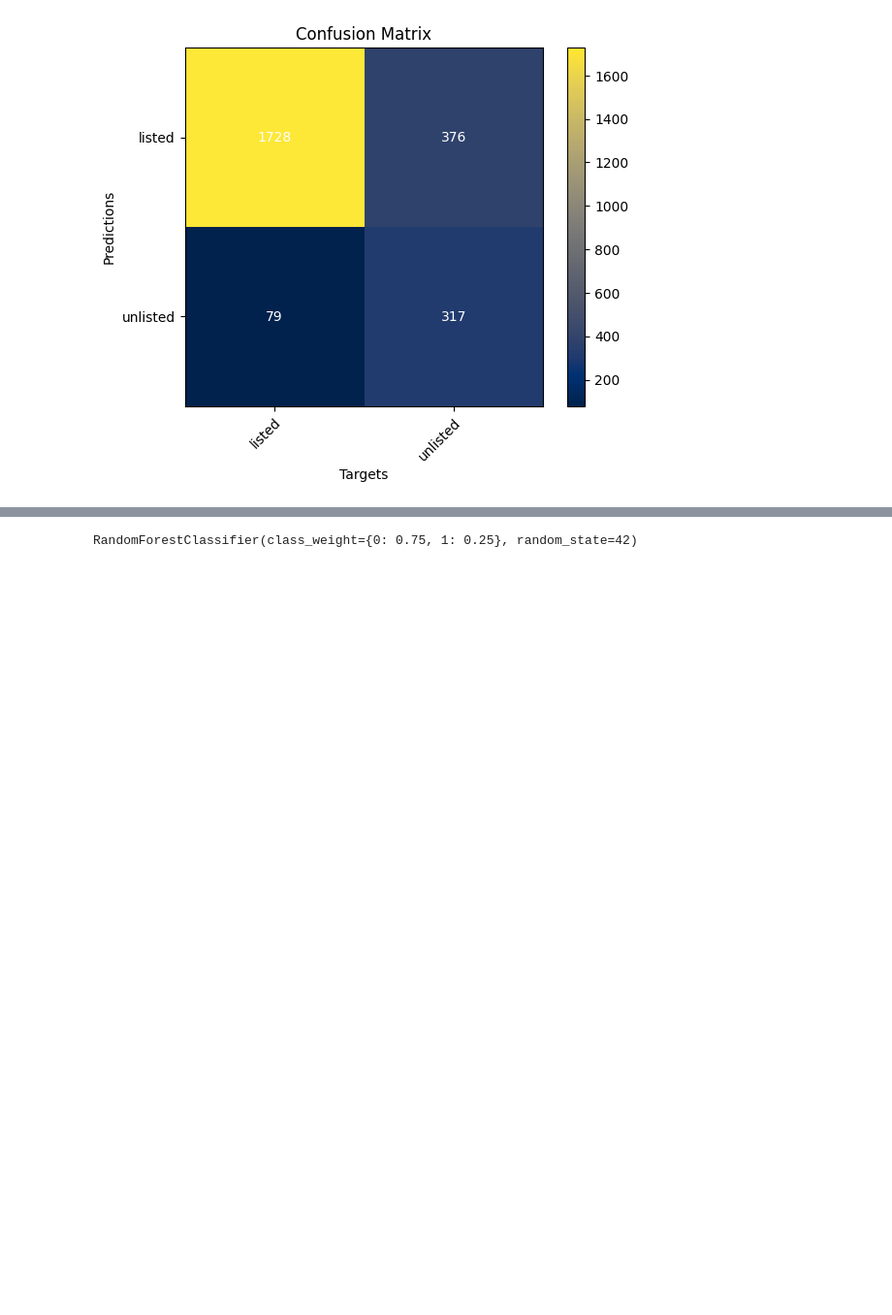
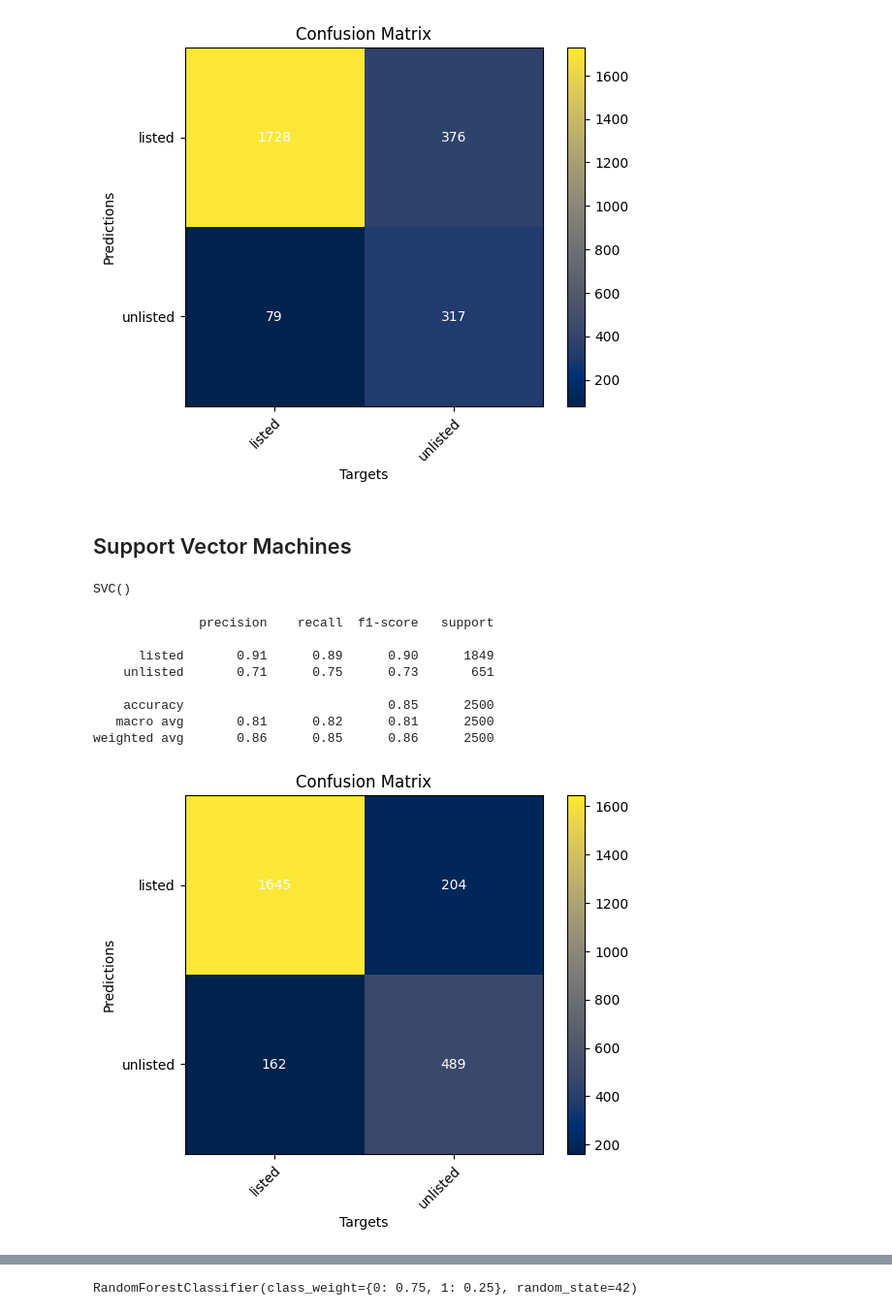
Before and after one commit to iryna-savchuk/TM_project, a Jupyter notebook: Optional Technique - Hashing Vectorizer (and KNN, RF, XGBoost, NN).ipynb, the cells around one changed output, grey strips where cells are left out. Shown at 97% size. Saved outputs shown, nothing was run; the diff lists cells and outputs as text; code cells hidden in the pictures; blank space fills up the shorter version.

Commit message:
added svm built on hashing vectorised features

```diff
--- a/Optional Technique - Hashing Vectorizer (and KNN, RF, XGBoost, NN).ipynb
+++ b/Optional Technique - Hashing Vectorizer (and KNN, RF, XGBoost, NN).ipynb
@@ -292,10 +292,10 @@ print(X_val.shape, y_val.shape)
 # %%
 # Model Building
-modelknn = KNeighborsClassifier(n_neighbors = 11,
+model_knn = KNeighborsClassifier(n_neighbors = 11,
                                 metric = 'cosine',
                                 weights = 'distance')
 
-modelknn.fit(X_train, y_train)
+model_knn.fit(X_train, y_train)
 # %% [output]
 KNeighborsClassifier(metric='cosine', n_neighbors=11, weights='distance')
 # %%
@@ -317,4 +317,32 @@ plot_cm(confusion_matrix(y_pred, y_val), labels.keys())
    macro avg       0.71      0.81      0.73      2500
 weighted avg       0.88      0.82      0.84      2500
 [figure]
+# %% [markdown]
+## Support Vector Machines
+# %%
+from sklearn import svm
+
+model_svm = svm.SVC()
+model_svm.fit(X_train, y_train)
+# %% [output]
+SVC()
+# %%
+# Making preditions
+y_pred = model_svm.predict(X_val)
+# %%
+# Evaluation
+labels = {"listed":0, "unlisted":1}
+
+print(classification_report(y_pred, y_val, target_names = labels.keys()))
+plot_cm(confusion_matrix(y_pred, y_val), labels.keys())
+# %% [output]
+              precision    recall  f1-score   support
+
+      listed       0.91      0.89      0.90      1849
+    unlisted       0.71      0.75      0.73       651
+
+    accuracy                           0.85      2500
+   macro avg       0.81      0.82      0.81      2500
+weighted avg       0.86      0.85      0.86      2500
+[figure, added]
 # %% [markdown]
```
Also changed, not shown: parts of 7 cells of this notebook.
